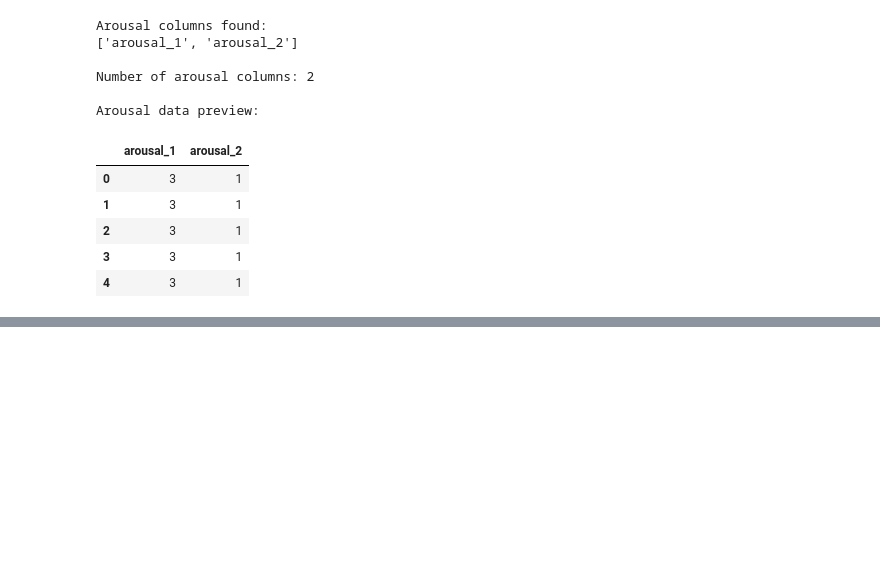
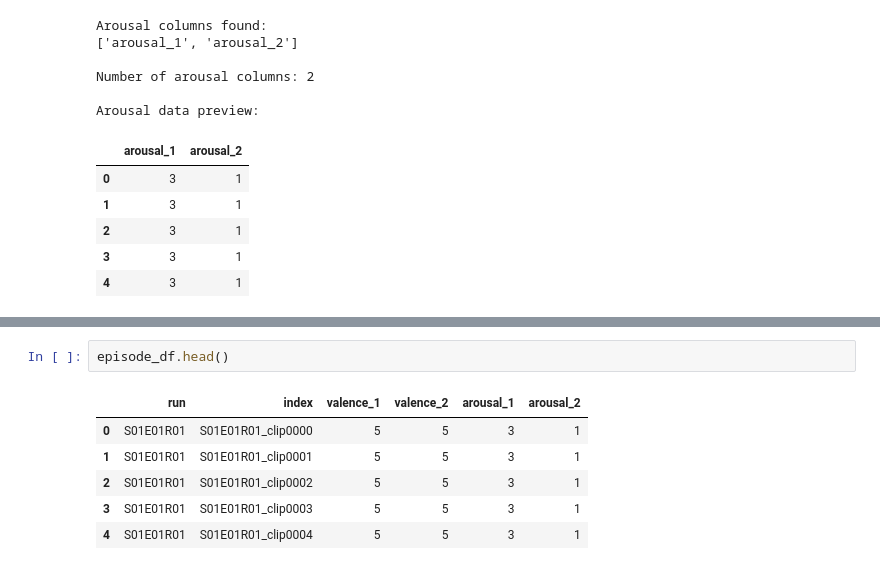
Before and after one commit to chlohamp/diva-emotion-dfc, a Jupyter notebook: 1-interrater-reliability.ipynb, the cells around one changed output, grey strips where cells are left out. Cells and saved outputs as stored; diff of their text form; blank space fills up the shorter version.

```diff
--- a/1-interrater-reliability.ipynb
+++ b/1-interrater-reliability.ipynb
@@ -70,0 +108,9 @@ Arousal data preview:
+# %%
+episode_df.head()
+# %% [output]
+|  | run | index | valence_1 | valence_2 | arousal_1 | arousal_2 |
+| 0 | S01E01R01 | S01E01R01_clip0000 | 5 | 5 | 3 | 1 |
+| 1 | S01E01R01 | S01E01R01_clip0001 | 5 | 5 | 3 | 1 |
+| 2 | S01E01R01 | S01E01R01_clip0002 | 5 | 5 | 3 | 1 |
+| 3 | S01E01R01 | S01E01R01_clip0003 | 5 | 5 | 3 | 1 |
+| 4 | S01E01R01 | S01E01R01_clip0004 | 5 | 5 | 3 | 1 |
```
Also changed, not shown: parts of 3 cells of this notebook, 7 other files.
